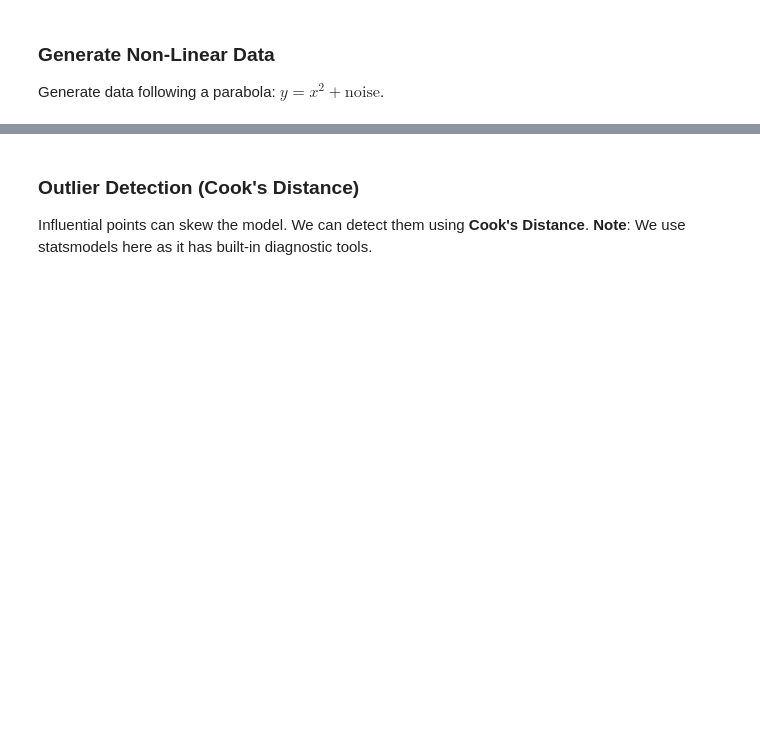
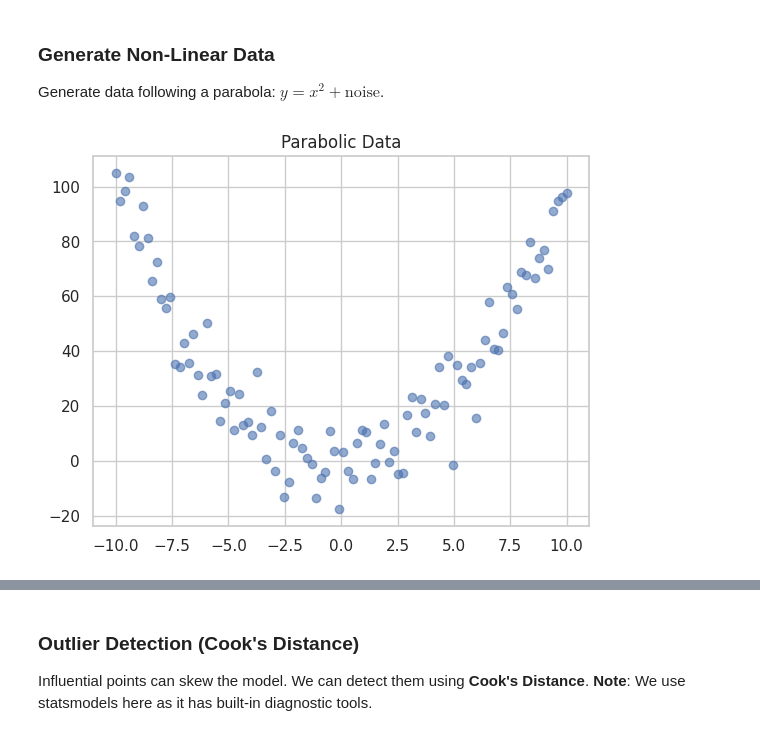
Before and after one commit to UG-Team-Data-Science/ml-workshop, a Jupyter notebook: src/S02 Supervised Learning - Regression and Evaluation/S02C02 Regression Diagnostics.ipynb, the cells around one changed output, grey strips where cells are left out. Drawn from its saved outputs; the diff is of its cells as text; code cells hidden in the pictures; blank space fills up the shorter version.

```diff
--- a/src/S02 Supervised Learning - Regression and Evaluation/S02C02 Regression Diagnostics.ipynb
+++ b/src/S02 Supervised Learning - Regression and Evaluation/S02C02 Regression Diagnostics.ipynb
@@ -179,3 +194,13 @@ Now, you will diagnose a different problem: **Non-Linearity**.
 ### Generate Non-Linear Data
 
 Generate data following a parabola: $y = x^2 + \text{noise}$.
+# %%
+np.random.seed(42)
+X_poly = np.linspace(-10, 10, 100).reshape(-1, 1)
+y_poly = X_poly**2 + np.random.normal(0, 10, (100, 1))
+
+plt.scatter(X_poly, y_poly, alpha=0.6)
+plt.title("Parabolic Data")
+plt.show()
+# %% [output]
+[figure, added]
```
Also changed, not shown: parts of 14 cells of this notebook, 8 other files.
